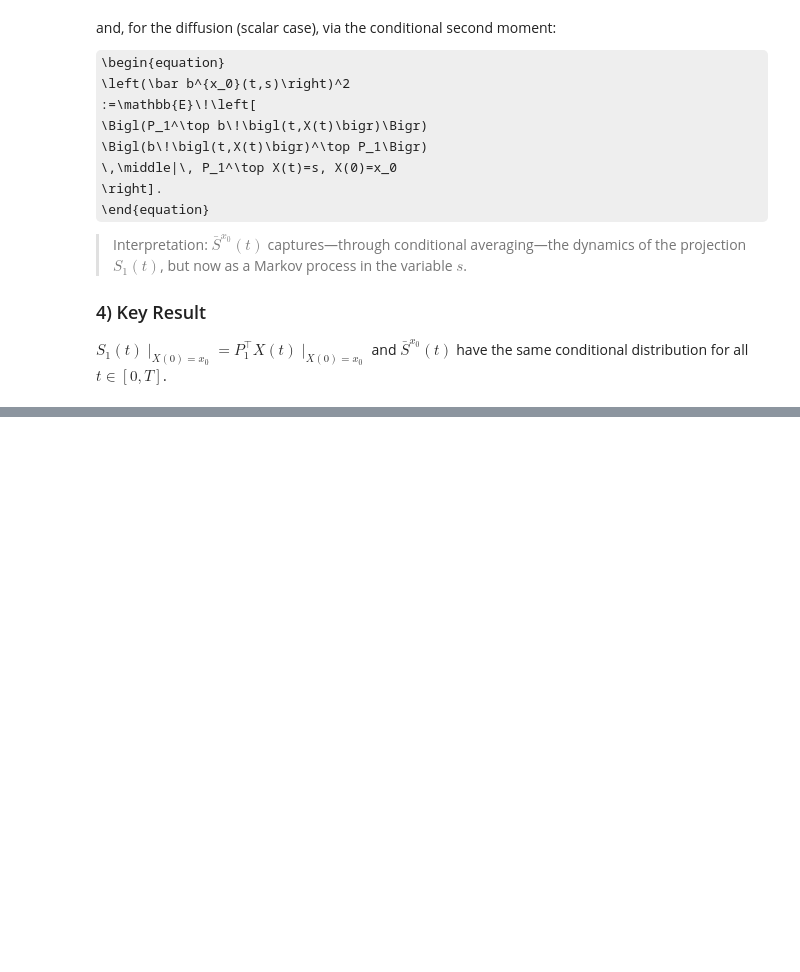
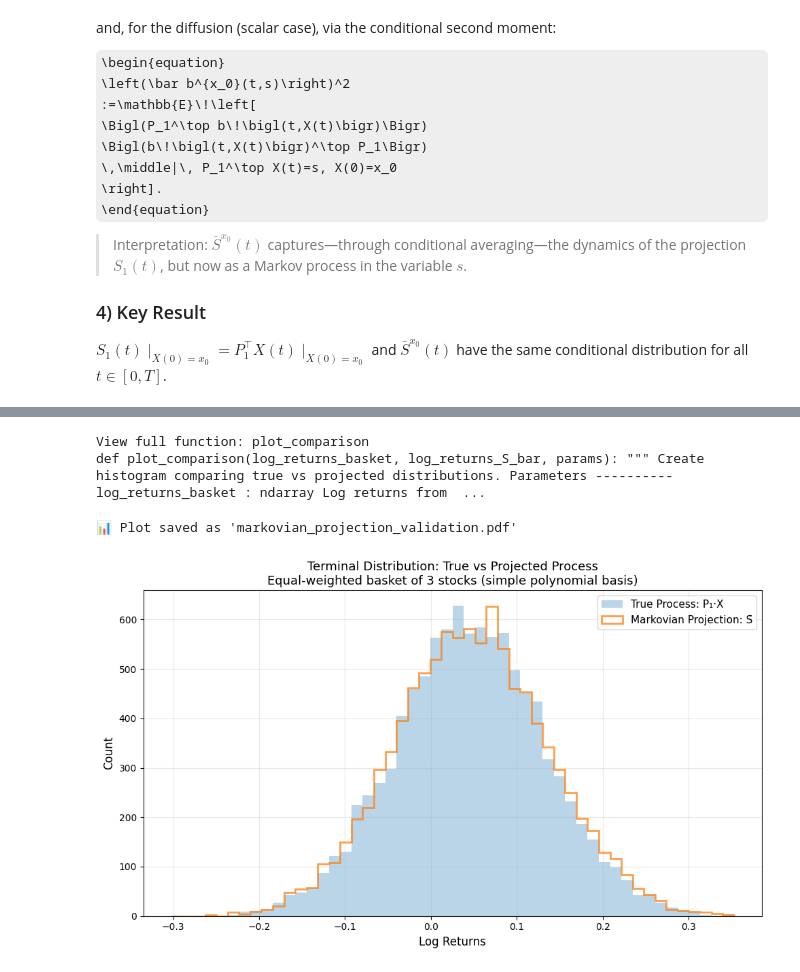
Before and after one commit to leolalvay/KAUST_OPTION_PRICING, a Jupyter notebook: L2_Regression/notebooks_seb/nb01_L2Regression_simple.ipynb, the cells around one changed output, grey strips where cells are left out. Cells and saved outputs as stored; diff of their text form; code cells hidden in the pictures; some formulas as TeX source; blank space fills up the shorter version.

```diff
--- a/L2_Regression/notebooks_seb/nb01_L2Regression_simple.ipynb
+++ b/L2_Regression/notebooks_seb/nb01_L2Regression_simple.ipynb
@@ -411,0 +590,7 @@ $$
+# %%
+stock_price_paths, time_grid = generate_training_paths(params)
+
+print("stock_price_paths shape:", stock_price_paths.shape)
+print("time_grid shape:", time_grid.shape)
+print("first time points:", time_grid[:5])
+print("sample path[0,0,:]:", stock_price_paths[0, 0, :])
@@ -411,0 +786,6 @@ $$
+# %%
+coefficients = solve_regression_qr(D, psi)
+
+print("\n--- Step 4 summary ---")
+print("Number of coefficients:", len(coefficients))
+print("coefficients =", coefficients)
@@ -411,0 +849,14 @@ $$
+# %%
+b_bar = create_projected_volatility_function(coefficients, basis_pairs)
+
+print("b_bar callable created:", callable(b_bar))
+
+# Quick sanity checks at a few points
+test_points = [
+    (time_grid[0], float(np.mean(stock_price_paths[0, 0, :]))),
+    (time_grid[len(time_grid)//2], float(np.mean(stock_price_paths[0, len(time_grid)//2, :]))),
+    (time_grid[-1], float(np.mean(stock_price_paths[0, -1, :]))),
+]
+
+for t_val, s_val in test_points:
+    print(f"b_bar(t={t_val:.4f}, s={s_val:.4f}) = {b_bar(t_val, s_val):.6f}")
@@ -411,0 +916,8 @@ $$
+# %%
+log_returns_basket, log_returns_S_bar = validate_projection(b_bar, params)
+
+print("\n--- Step 6 summary ---")
+print("true returns shape:", log_returns_basket.shape)
+print("projected returns shape:", log_returns_S_bar.shape)
+print("true mean/std:", log_returns_basket.mean(), log_returns_basket.std(ddof=1))
+print("proj mean/std:", log_returns_S_bar.mean(), log_returns_S_bar.std(ddof=1))
@@ -411,0 +973,10 @@ $$
+# %%
+show_full_function(plot_comparison)
+# %% [output]
+View full function: plot_comparison
+def plot_comparison(log_returns_basket, log_returns_S_bar, params): """ Create histogram comparing true vs projected distributions. Parameters ---------- log_returns_basket : ndarray Log returns from  ...
+# %%
+plot_comparison(log_returns_basket, log_returns_S_bar, params)
+# %% [output]
+📊 Plot saved as 'markovian_projection_validation.pdf'
+[figure, added]
```
Also changed, not shown: parts of 22 cells of this notebook, 3 other files.
